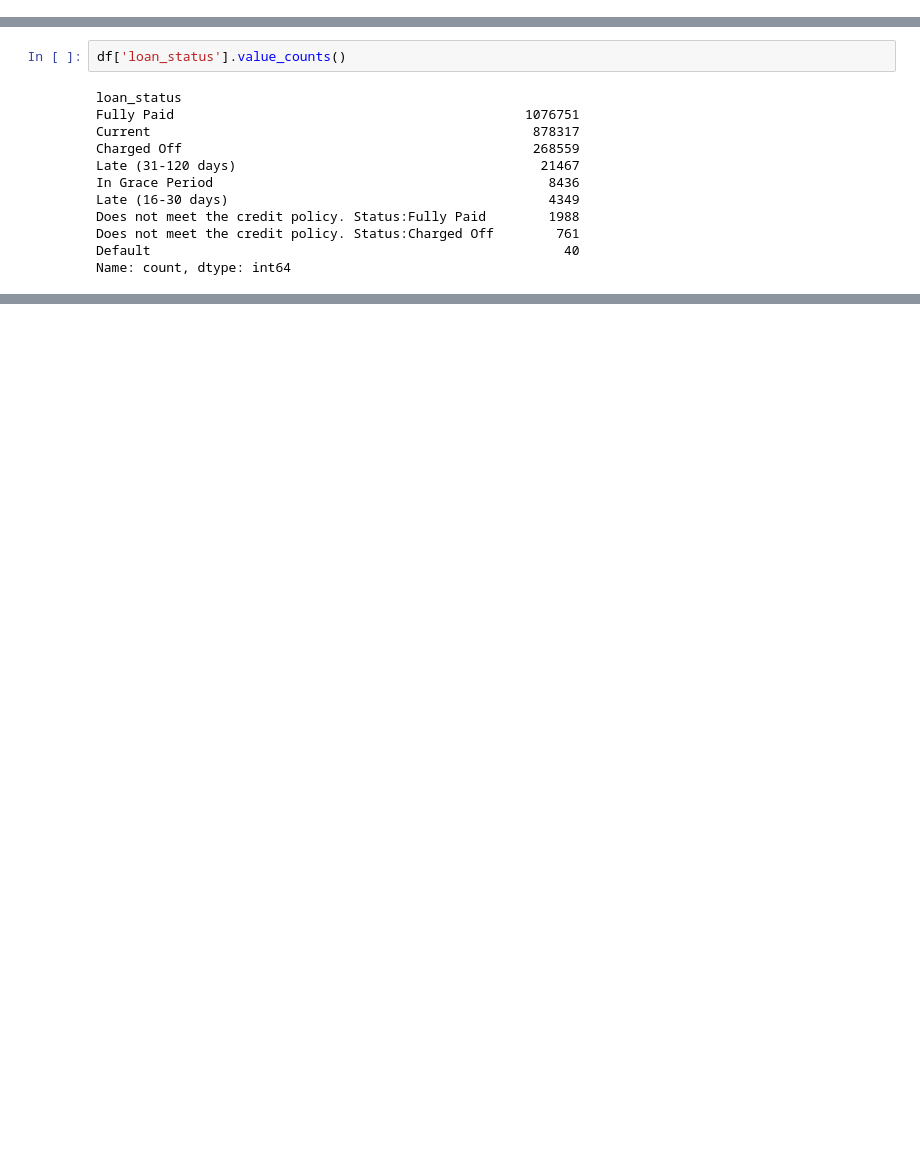
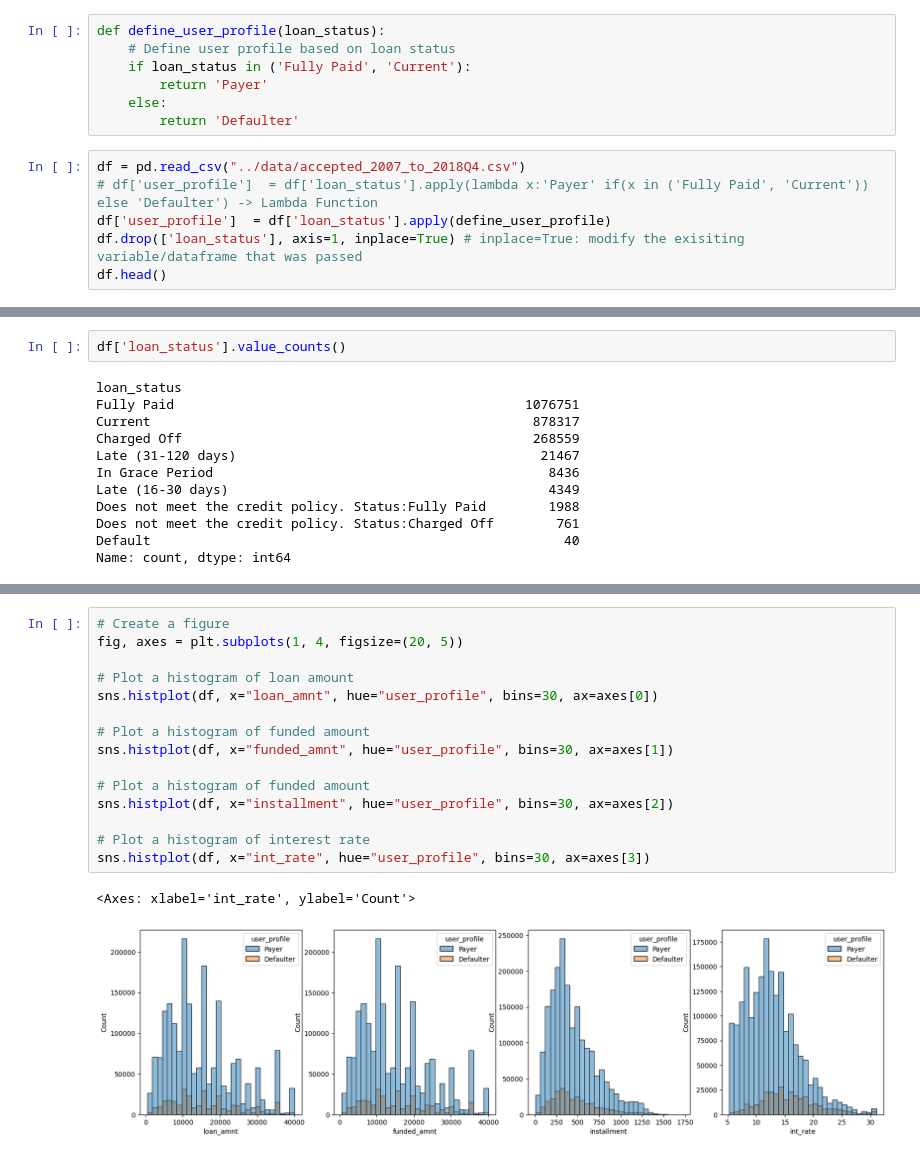
Before and after one commit to Kritika-19/loan-lending, a Jupyter notebook: notebooks/eda.ipynb, the cells around one changed output, grey strips where cells are left out. Cells and saved outputs as stored; diff of their text form; blank space fills up the shorter version.

```diff
--- a/notebooks/eda.ipynb
+++ b/notebooks/eda.ipynb
@@ -40,0 +35,13 @@ df.head()
+# %%
+def define_user_profile(loan_status):
+    # Define user profile based on loan status
+    if loan_status in ('Fully Paid', 'Current'):
+        return 'Payer'
+    else:
+        return 'Defaulter'
+# %%
+df = pd.read_csv("../data/accepted_2007_to_2018Q4.csv")
+# df['user_profile']  = df['loan_status'].apply(lambda x:'Payer' if(x in ('Fully Paid', 'Current')) else 'Defaulter') -> Lambda Function
+df['user_profile']  = df['loan_status'].apply(define_user_profile)
+df.drop(['loan_status'], axis=1, inplace=True) # inplace=True: modify the exisiting variable/dataframe that was passed
+df.head()
@@ -63,0 +148,18 @@ print("Path to dataset files:", path)
+# %%
+# Create a figure
+fig, axes = plt.subplots(1, 4, figsize=(20, 5))
+
+# Plot a histogram of loan amount
+sns.histplot(df, x="loan_amnt", hue="user_profile", bins=30, ax=axes[0])
+
+# Plot a histogram of funded amount
+sns.histplot(df, x="funded_amnt", hue="user_profile", bins=30, ax=axes[1])
+
+# Plot a histogram of funded amount
+sns.histplot(df, x="installment", hue="user_profile", bins=30, ax=axes[2])
+
+# Plot a histogram of interest rate
+sns.histplot(df, x="int_rate", hue="user_profile", bins=30, ax=axes[3])
+# %% [output]
+<Axes: xlabel='int_rate', ylabel='Count'>
+[figure, added]
```
Also changed, not shown: parts of 25 cells of this notebook, 1 other file.
